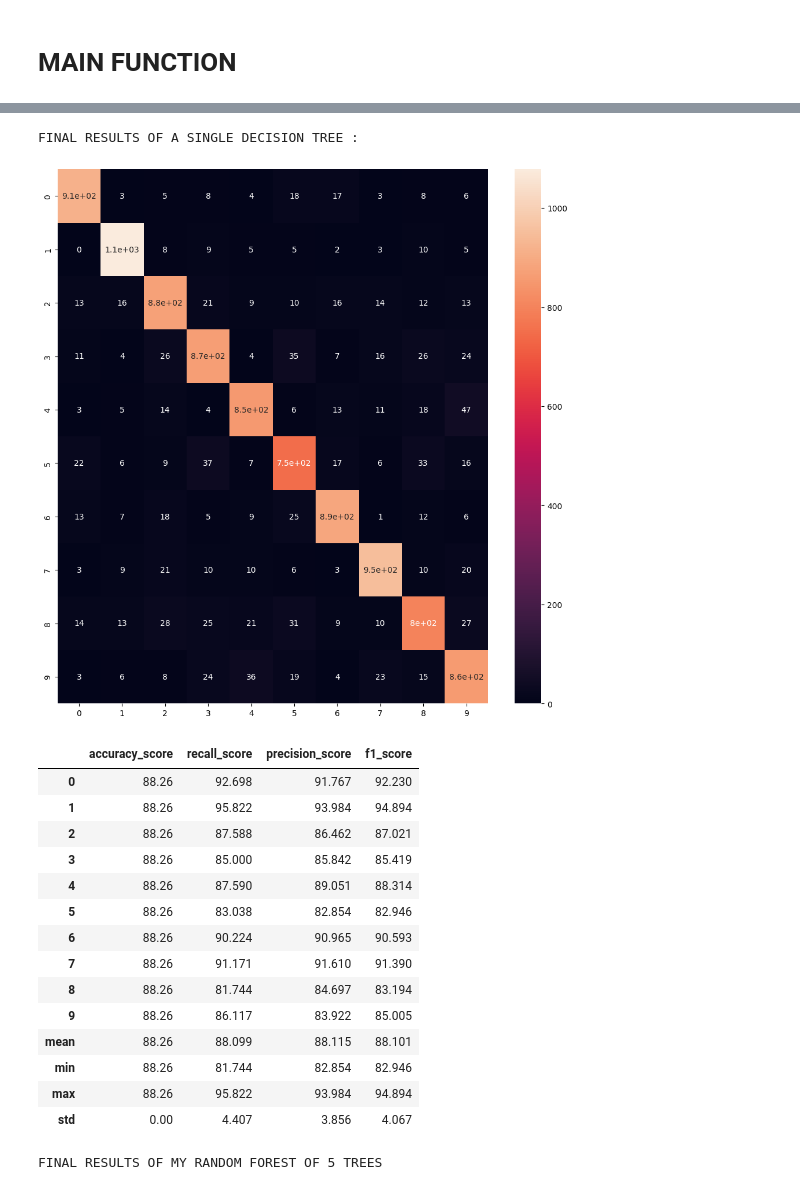
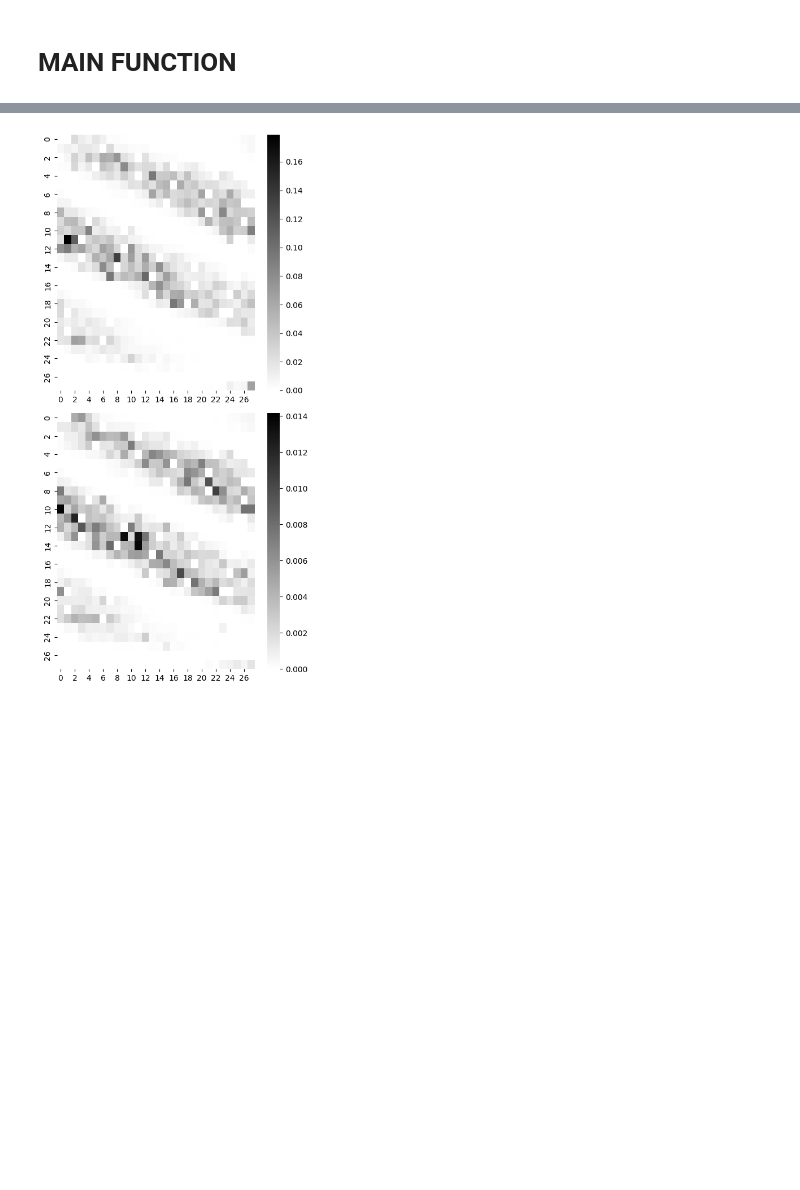
Before and after one commit to Nuzz23/01TWZSM_DataScienceLab, a Jupyter notebook: Lab/L06/E03/E03.ipynb, the cells around one changed output, grey strips where cells are left out. Cells and saved outputs as stored; diff of their text form; code cells hidden in the pictures; blank space fills up the shorter version.

```diff
--- a/Lab/L06/E03/E03.ipynb
+++ b/Lab/L06/E03/E03.ipynb
@@ -71,0 +104,3 @@ def testMyOwnRandomForest(xTrain:pd.DataFrame, xTest:pd.DataFrame, yTrain:pd.Dat
+# %%
+def computeFeatureImportance(forest:ForestaRandomica, sort:bool=False)->pd.DataFrame:
+    return forest.getFeatureImportance(sort=sort)
@@ -72,3 +120,6 @@ def testMyOwnRandomForest(xTrain:pd.DataFrame, xTest:pd.DataFrame, yTrain:pd.Dat
+# %%
+def visualizeFeatureImportance(df:pd.DataFrame, ax:str=None)->None:
+    sns.heatmap(np.reshape(df, (28,28)), cmap='binary', ax=ax)
 # %% [markdown]
 # MAIN FUNCTION
 # %% [markdown]
@@ -85,36 +136,28 @@ This is the main function of the program, it does the following things:
 # %%
 def main()->None:
     df = readMnistDataset(INPUT_FILE_PATH) # 1
     xTrain, xTest, yTrain, yTest = train_test_split(df.loc[:, df.columns.difference({'label'})],
                                                     df['label'], test_size=1/7, shuffle=True, stratify=df['label']) # 1
 
-    print("FINAL RESULTS OF A SINGLE DECISION TREE :") # 2
-    display(createAndTestSingleRandomTree(xTrain, xTest, yTrain, yTest, printMap=True)) # 2
+    # display(createAndTestSingleRandomTree(xTrain, xTest, yTrain, yTest, printMap=True)) # 2
 
     # 3 check class ForestaRandomica
 
-    for estimators in range(10, 100, 10):
-        testMyOwnRandomForest(xTrain, xTest, yTrain, yTest, estimators)
+    # for estimators in range(10, 100, 10): # 4
+        # display(testMyOwnRandomForest(xTrain, xTest, yTrain, yTest, estimators)) # 4
+
+    # display(testMyOwnRandomForest(xTrain, xTest, yTrain, yTest, 20)) # 4
+    # display(testSKlearnRandomForest(xTrain, xTest, yTrain, yTest, 20))  # 5
+
+    # temp = computeFeatureImportance(ForestaRandomica(nEstimators=10).fit(xTrain, yTrain)) # 6
+    #display(temp[temp['importance']>0.05]) # 6
 
 
+    fig, ax = plt.subplots(2,1, figsize=(5,10))
+    visualizeFeatureImportance(computeFeatureImportance(ForestaRandomica(nEstimators=10).fit(xTrain, yTrain), sort=False), ax=ax[0]) # 7
+    visualizeFeatureImportance(RandomForestClassifier(n_estimators=10).fit(xTrain, yTrain).feature_importances_, ax=ax[1]) # 7
+    plt.tight_layout()
 
 main()
 # %% [output]
-FINAL RESULTS OF A SINGLE DECISION TREE :
-[figure, old version]
+[figure, new version]
-|  | accuracy_score | recall_score | precision_score | f1_score |
-| 0 | 88.26 | 92.698 | 91.767 | 92.230 |
-| 1 | 88.26 | 95.822 | 93.984 | 94.894 |
-| 2 | 88.26 | 87.588 | 86.462 | 87.021 |
-| 3 | 88.26 | 85.000 | 85.842 | 85.419 |
-| 4 | 88.26 | 87.590 | 89.051 | 88.314 |
-| 5 | 88.26 | 83.038 | 82.854 | 82.946 |
-| 6 | 88.26 | 90.224 | 90.965 | 90.593 |
-| 7 | 88.26 | 91.171 | 91.610 | 91.390 |
-| 8 | 88.26 | 81.744 | 84.697 | 83.194 |
-| 9 | 88.26 | 86.117 | 83.922 | 85.005 |
-| mean | 88.26 | 88.099 | 88.115 | 88.101 |
-| min | 88.26 | 81.744 | 82.854 | 82.946 |
-| max | 88.26 | 95.822 | 93.984 | 94.894 |
-| std | 0.00 | 4.407 | 3.856 | 4.067 |
-FINAL RESULTS OF MY RANDOM FOREST OF 5 TREES
```
Also changed, not shown: parts of 12 cells of this notebook, 1 other file.
